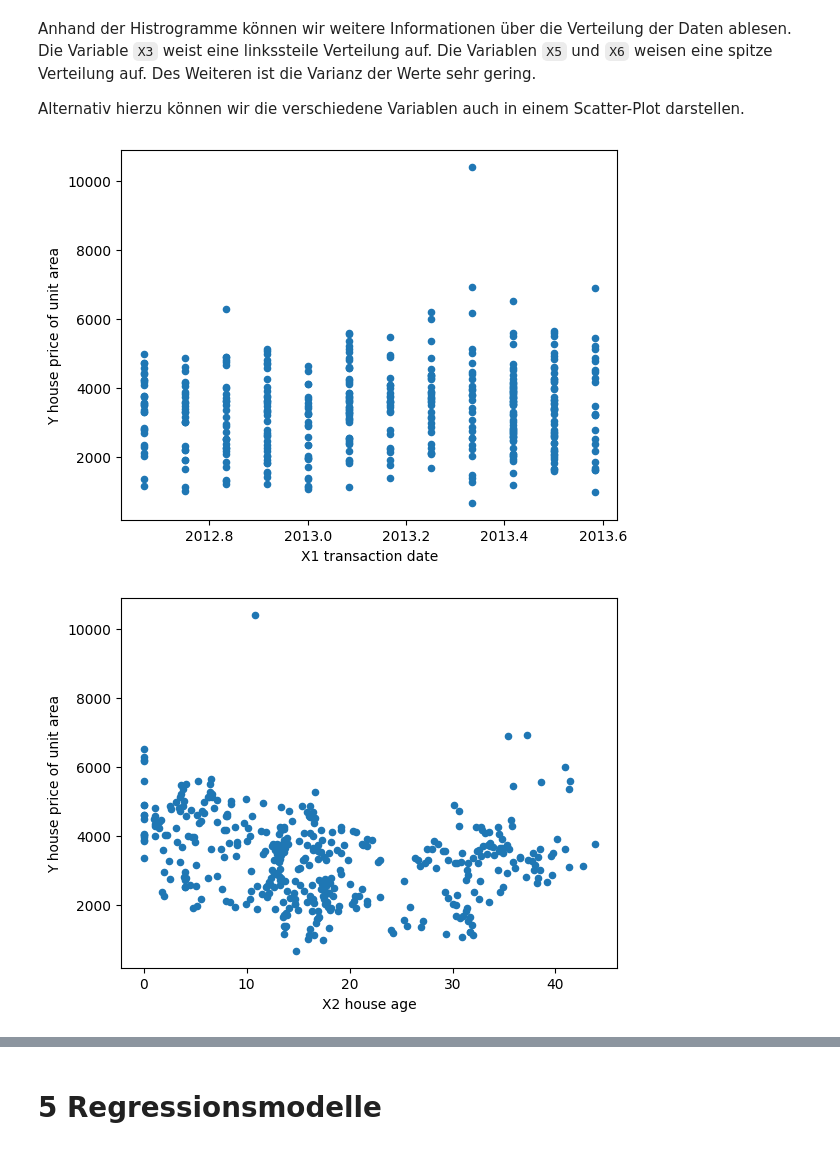
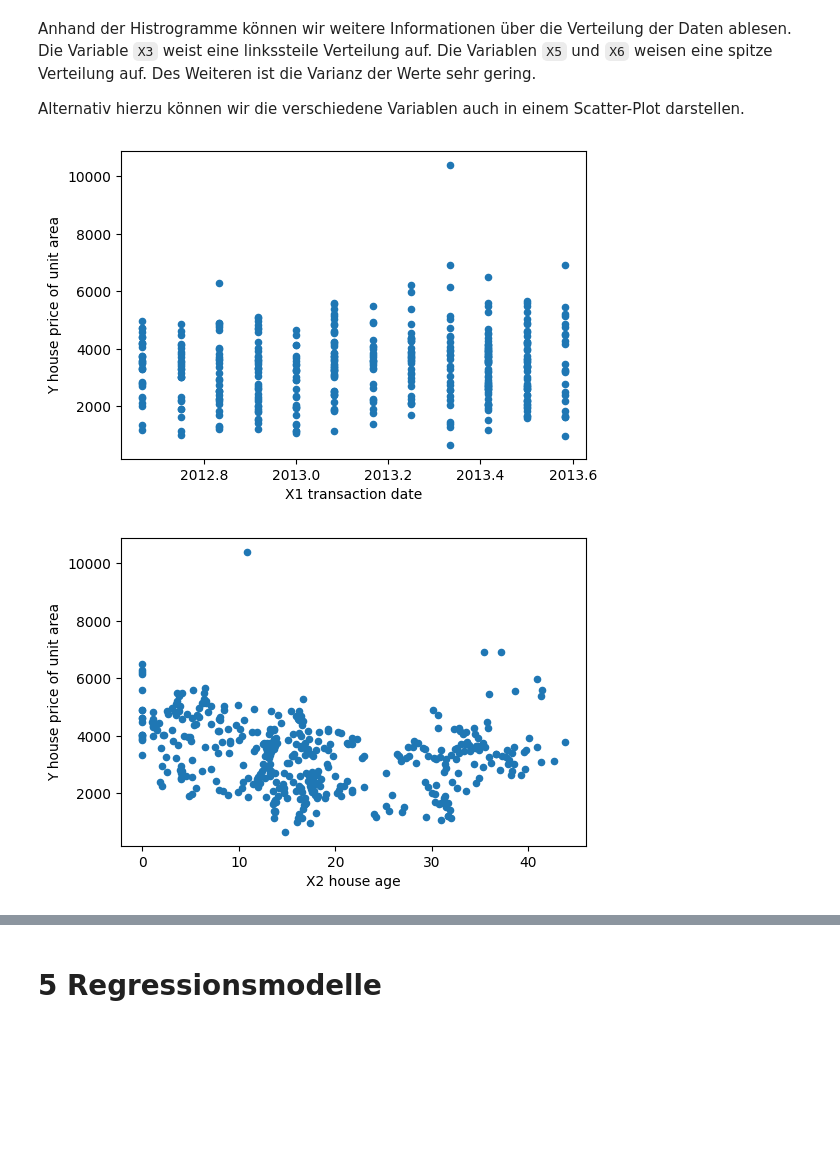
Before and after one commit to TillWege/dm-ml, a Jupyter notebook: paper.ipynb, the cells around one changed output, grey strips where cells are left out. Saved outputs shown, nothing was run; the diff lists cells and outputs as text; code cells hidden in the pictures; blank space fills up the shorter version.

Commit message:
immobilien plot dinginglling

```diff
--- a/paper.ipynb
+++ b/paper.ipynb
@@ -212,11 +212,10 @@ Anhand der Histrogramme können wir weitere Informationen über die Verteilung d
 
 Alternativ hierzu können wir die verschiedene Variablen auch in einem Scatter-Plot darstellen.
 # %%
-
 vars = data_no_id.drop("Y house price of unit area", axis=1)
 
 for ax in vars.head():
-    data_no_id.plot.scatter(x=ax, y="Y house price of unit area")
+    data_no_id.plot.scatter(x=ax, y="Y house price of unit area", figsize=(6, 4))
 # %% [output]
-[figure, old version]
+[figure, new version]
-[figure, old version]
+[figure, new version]
```
Also changed, not shown: parts of 2 cells of this notebook.
